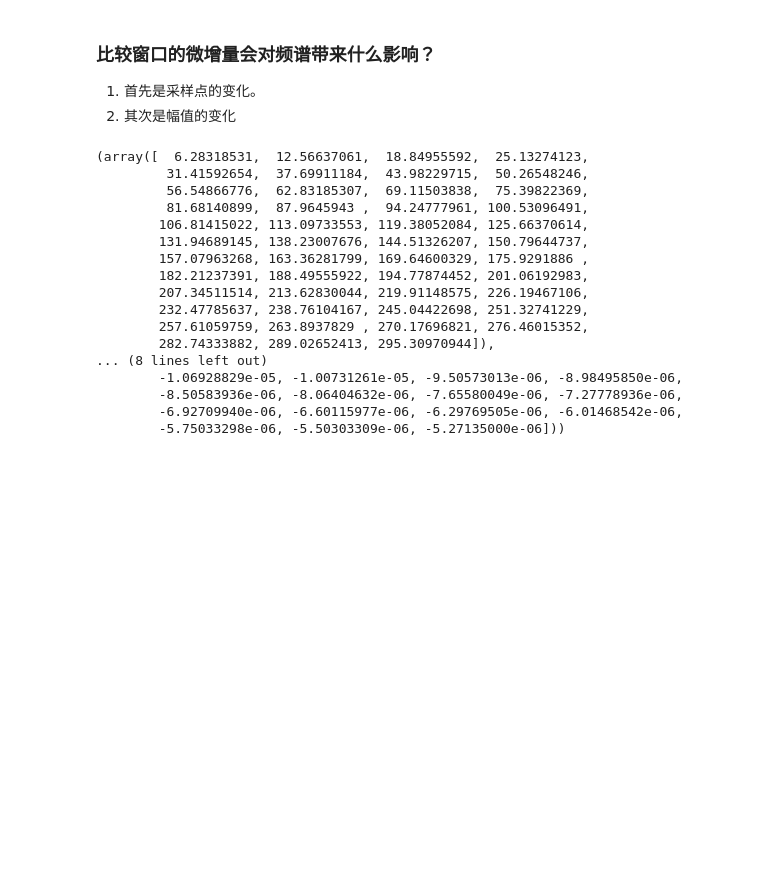
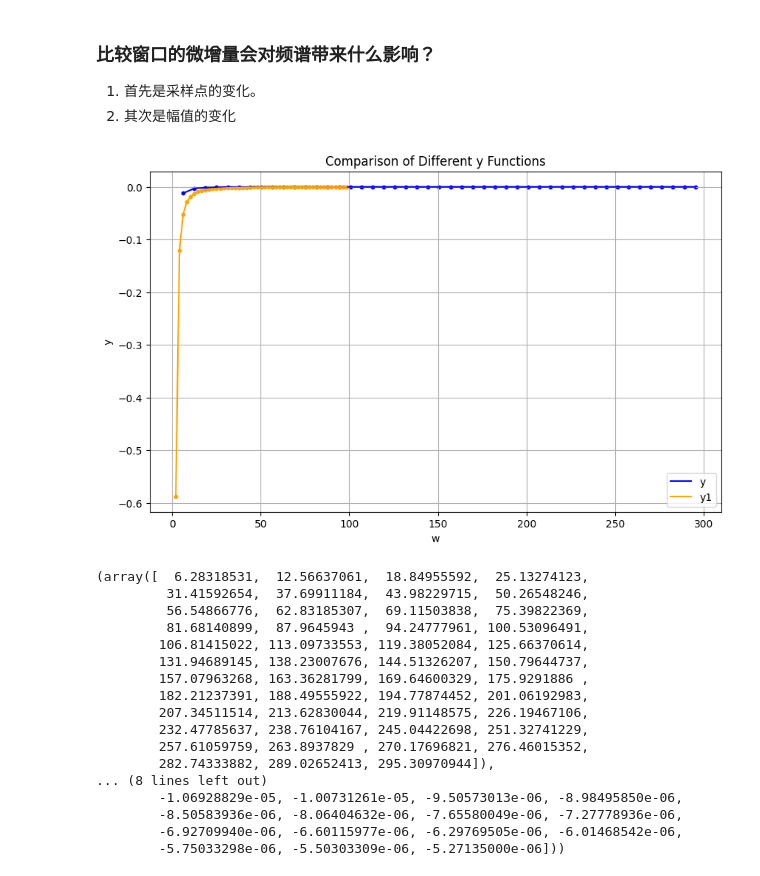
Before and after one commit to xmu-hph/4pd_codes, a Jupyter notebook: hmm_fourier/fourier.ipynb, the cells around one changed output. Cells and saved outputs as stored; diff of their text form; code cells hidden in the pictures; blank space fills up the shorter version.

```diff
--- a/hmm_fourier/fourier.ipynb
+++ b/hmm_fourier/fourier.ipynb
@@ -5,30 +5,34 @@
 # %%
 import numpy as np
 import matplotlib.pyplot as plt
 # 生成数据
 w = np.arange(2 * np.pi, 300, 2 * np.pi)
+#w = np.linspace(0,100,1000)
 w = w[w != 1]
 y = (-np.cos(w + 1) + 1) / (2 * (w + 1)) + (np.cos(w - 1) - 1) / (2 * (w - 1))
-dw = 0.01
+dw = 2
 w1 = np.arange(2 * np.pi / (1 + dw), 100, 2 * np.pi / (1 + dw))
+#w1 = np.linspace(0,100,1000)
 w1 = w1[w1 != 1]
 y1 = (-np.cos((w1 + 1) * (1 + dw)) + 1) / (2 * (w1 + 1)) + (np.cos((w1 - 1) * (1 + dw)) - 1) / (2 * (w1 - 1))
 # 绘制图表
 plt.figure(figsize=(10, 6))
 plt.plot(w, y, label='y', color='blue')
 plt.plot(w1, y1, label='y1', color='orange')
 # 使用plt.scatter标注数据点
 plt.scatter(w, y, color='blue', s=10)  # 标注第一个函数的点
 plt.scatter(w1, y1, color='orange', s=10)  # 标注第二个函数的点
 # 添加图例
 plt.legend()
 # 添加标题和轴标签
 plt.title('Comparison of Different y Functions')
 plt.xlabel('w')
 plt.ylabel('y')
 # 显示图表
 plt.grid(True)
 plt.show()
+# %% [output]
+[figure, added]
 # %%
 w,y
 # %% [output]
```
Also changed, not shown: parts of 12 cells of this notebook.
